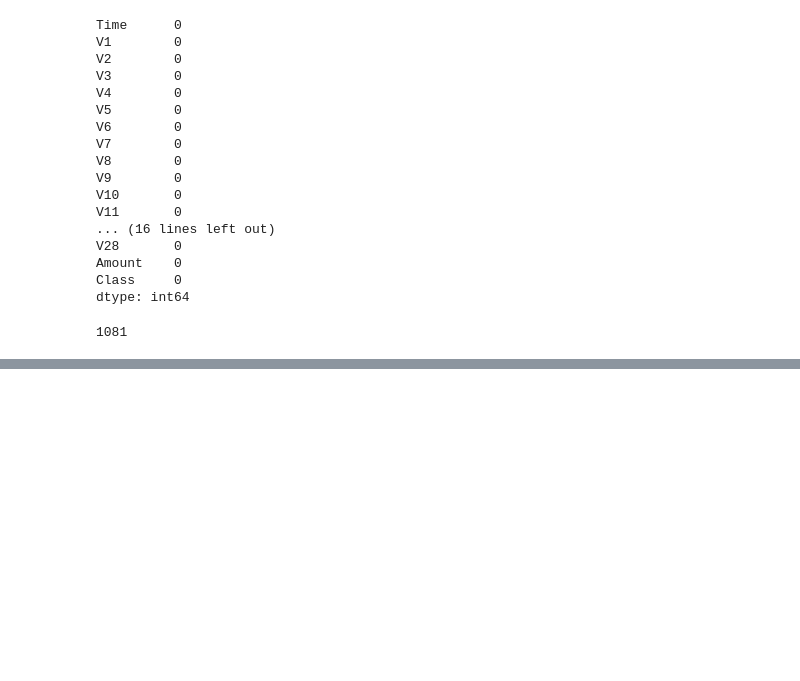
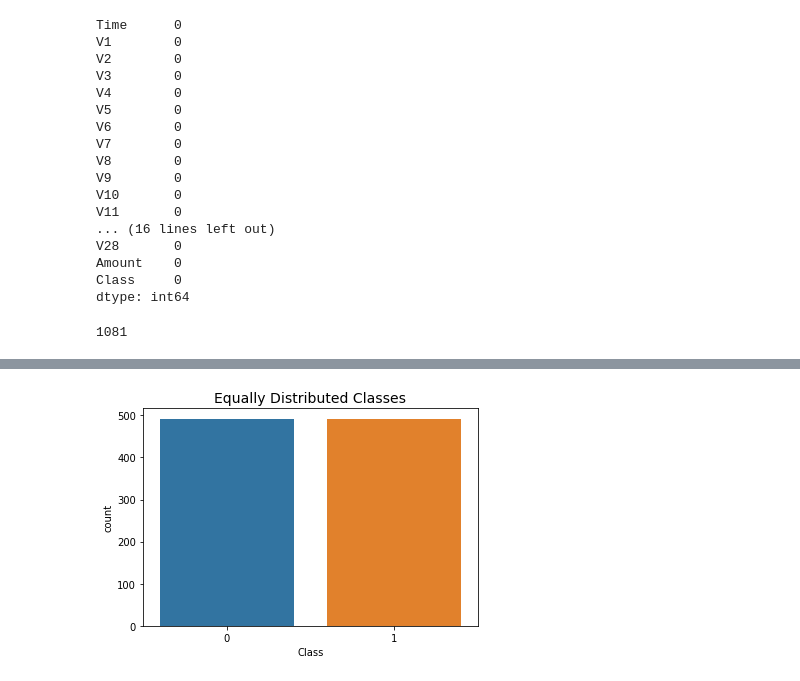
Before and after one commit to joness02/Credit-Card-Fraud-Detection-Kaggle-Challenge, a Jupyter notebook: Credit Card Fraud.ipynb, the cells around one changed output, grey strips where cells are left out. Drawn from its saved outputs; the diff is of its cells as text; code cells hidden in the pictures; blank space fills up the shorter version.

```diff
--- a/Credit Card Fraud.ipynb
+++ b/Credit Card Fraud.ipynb
@@ -130,0 +147,18 @@ y = data['Class']
+# %%
+# Scaling Amount and Time
+
+
+# RobustScaler is less prone to outliers.
+rob_scaler = RobustScaler()
+
+data['scaled_amount'] = rob_scaler.fit_transform(data['Amount'].values.reshape(-1,1))
+data['scaled_time'] = rob_scaler.fit_transform(data['Time'].values.reshape(-1,1))
+
+data.drop(['Time','Amount'], axis=1, inplace=True)
+# %%
+scaled_amount = data['scaled_amount']
+scaled_time = data['scaled_time']
+
+data.drop(['scaled_amount', 'scaled_time'], axis=1, inplace=True)
+data.insert(0, 'scaled_amount', scaled_amount)
+data.insert(1, 'scaled_time', scaled_time)
@@ -131,21 +183,17 @@ y = data['Class']
 # %%
-from imblearn.under_sampling import RandomUnderSampler
 
-# define the random under-sampling strategy
-rus = RandomUnderSampler(random_state=42)
+# Lets shuffle the data before creating the subsamples
 
-# perform random under-sampling on the data
-X_resampled, y_resampled = rus.fit_resample(X, y)
+data = data.sample(frac=1)
 
-# check for class imbalance after random under-sampling
-print(pd.Series(y_resampled).value_counts())
+# amount of fraud classes 492 rows.
+fraud_df = data.loc[data['Class'] == 1]
+non_fraud_df = data.loc[data['Class'] == 0][:492]
 
-# combine the resampled data into a new dataframe
-data_resampled = pd.concat([pd.DataFrame(X_resampled), pd.DataFrame(y_resampled, columns=['Class'])], axis=1)
+normal_distributed_df = pd.concat([fraud_df, non_fraud_df])
 
-# shuffle the resampled data
-data_resampled = data_resampled.sample(frac=1).reset_index(drop=True)
+# Shuffle dataframe rows
+new_df = normal_distributed_df.sample(frac=1, random_state=42)
 
-# check the shape of the resampled data
-print(data_resampled.shape)
+new_df.head()
 # %% [output]
@@ -167,0 +207,6 @@ X_test = scaler.transform(X_test)
+# %%
+sns.countplot(data=new_df, x="Class")
+plt.title('Equally Distributed Classes', fontsize=14)
+plt.show()
+# %% [output]
+[figure, added]
```
Also changed, not shown: parts of 31 cells of this notebook.
